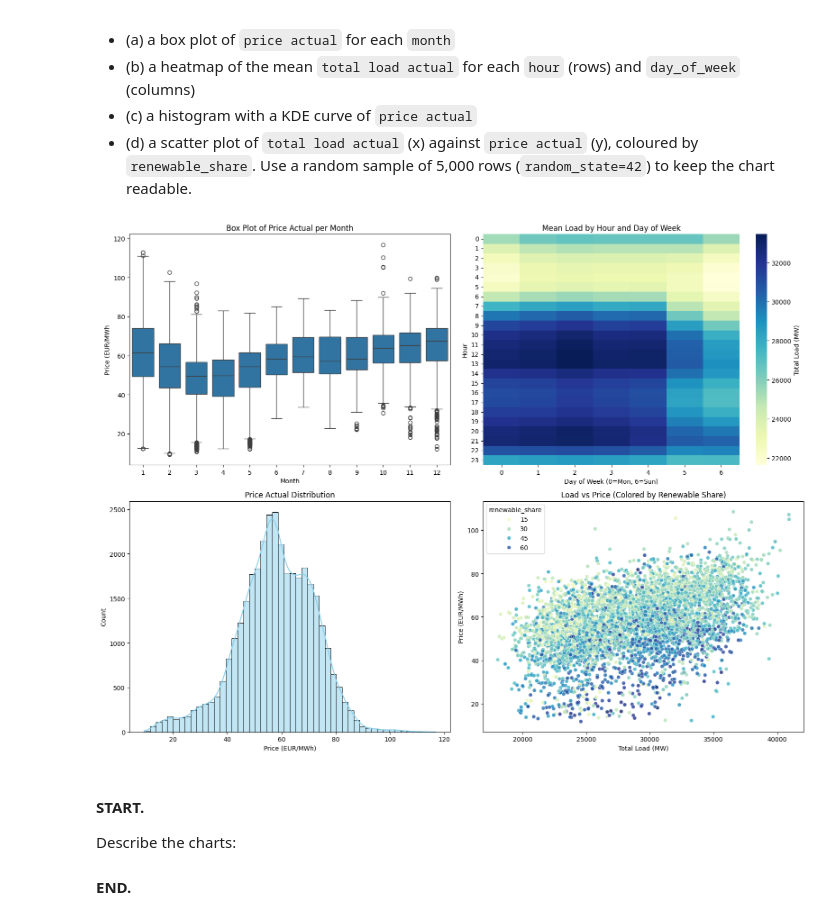
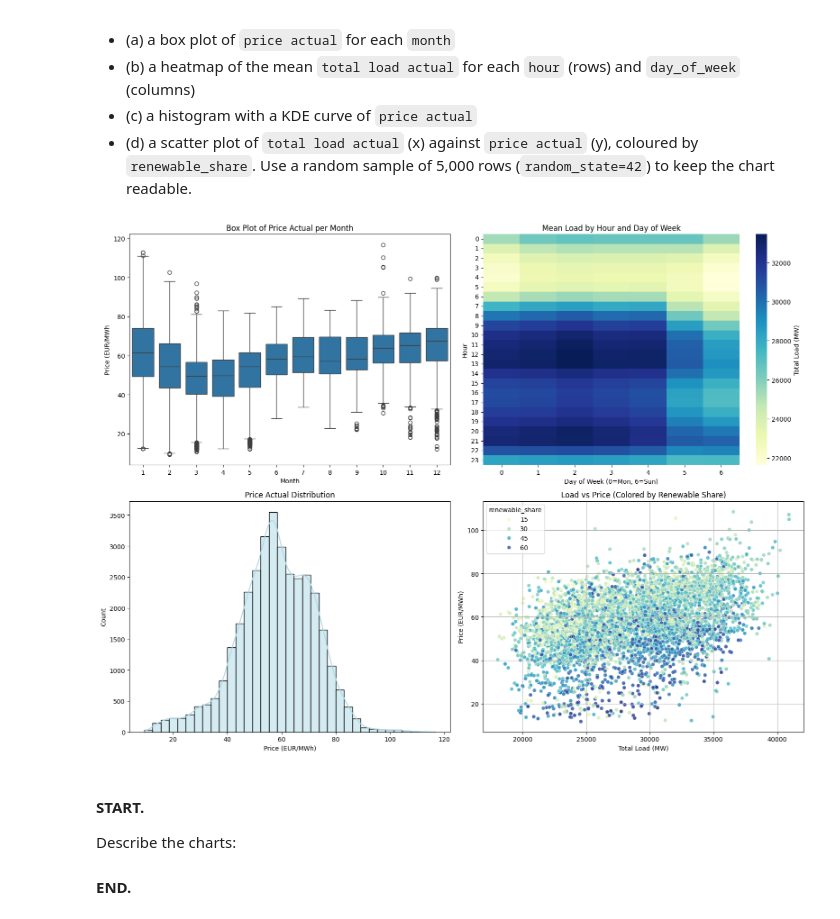
Before and after one commit to leon72305-source/26007815_tb1, a Jupyter notebook: 26007815_1.ipynb, the cells around one changed output. Saved outputs shown, nothing was run; the diff lists cells and outputs as text; code cells hidden in the pictures.

```diff
--- a/26007815_1.ipynb
+++ b/26007815_1.ipynb
@@ -601,35 +601,36 @@ load_heatmap_data = df_clean.pivot_table( # Creates heatmap by pivoting data to
     aggfunc='mean'
 )
 sns.heatmap(
     load_heatmap_data,
     ax=axes[0,1],
     cmap='YlGnBu', # Sets up colormap for heatmaps
     cbar_kws={'label': 'Total Load (MW)'}
 )
 axes[0, 1].set_title('Mean Load by Hour and Day of Week')
 axes[0, 1].set_xlabel('Day of Week (0=Mon, 6=Sun)')
 axes[0, 1].set_ylabel('Hour')
 
 # Histogram & KDE
 sns.histplot(df_clean['price actual'],
     ax=axes[1,0], kde=True, # Enables smooth continuous curve on histogram bars
-    color='skyblue', bins=50) # Controls amount of vertical bars data is split into
+    color='lightblue', bins=35) # Controls amount of vertical bars data is split into
 axes[1, 0].set_title('Price Actual Distribution')
 axes[1, 0].set_xlabel('Price (EUR/MWh)')
 axes[1, 0].set_ylabel('Count')
 
 # Scatter Plot
 df_sample = df_clean.sample(n=min(5000, len(df_clean)), random_state=42)
 sns.scatterplot(data=df_sample, x='total load actual', y='price actual',hue='renewable_share', palette='YlGnBu', ax=axes[1, 1], alpha=0.8)
 axes[1, 1].set_title('Load vs Price (Colored by Renewable Share)')
 axes[1, 1].set_xlabel('Total Load (MW)')
 axes[1, 1].set_ylabel('Price (EUR/MWh)')
 
+plt.grid(True)
 plt.tight_layout()
 plt.show()
 # END SOLUTION
 # %% [output]
-[figure, old version]
+[figure, new version]
 # %% [markdown]
 #### START.
 Describe the charts:
```
Also changed, not shown: parts of 10 cells of this notebook.
